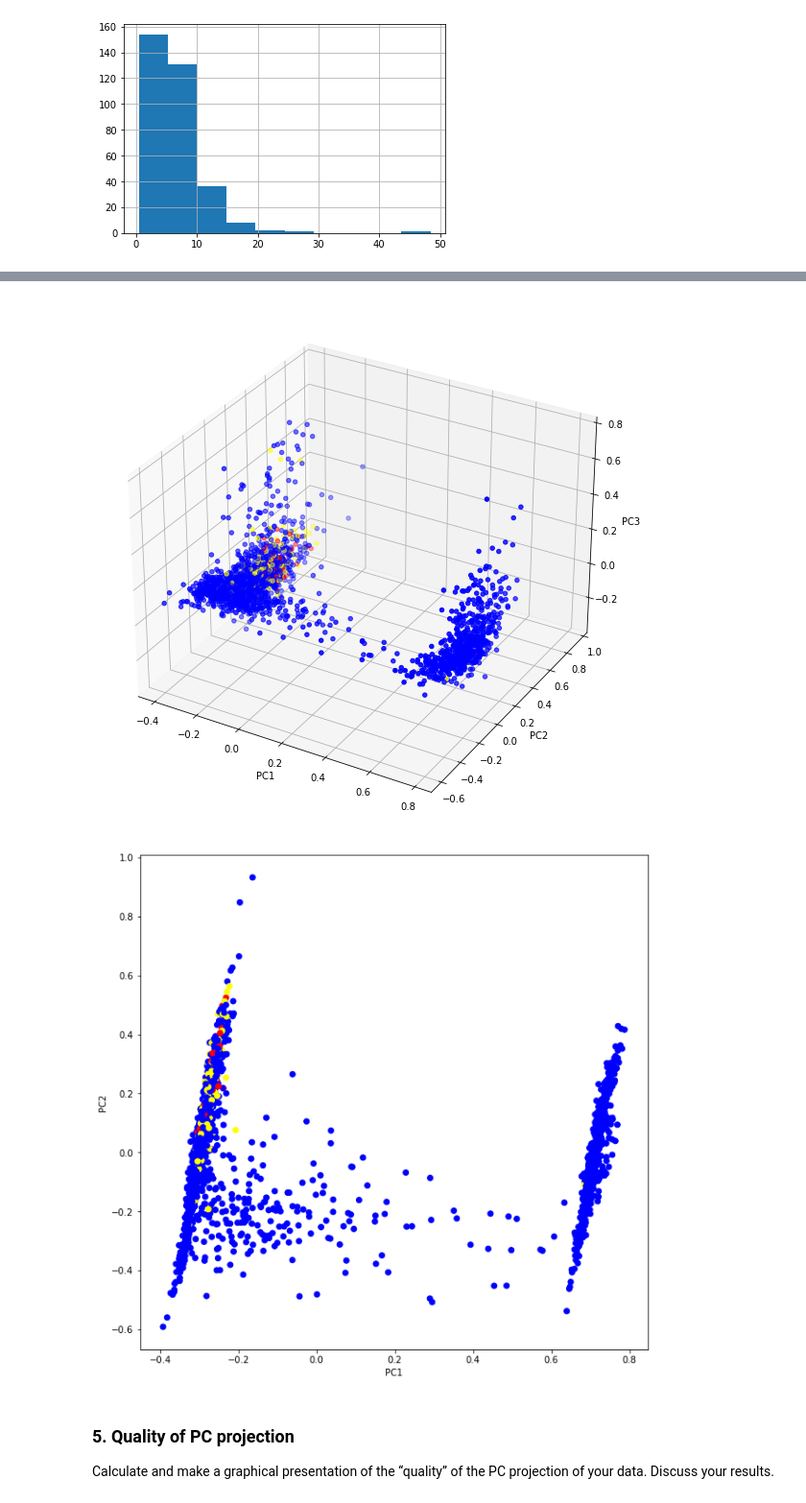
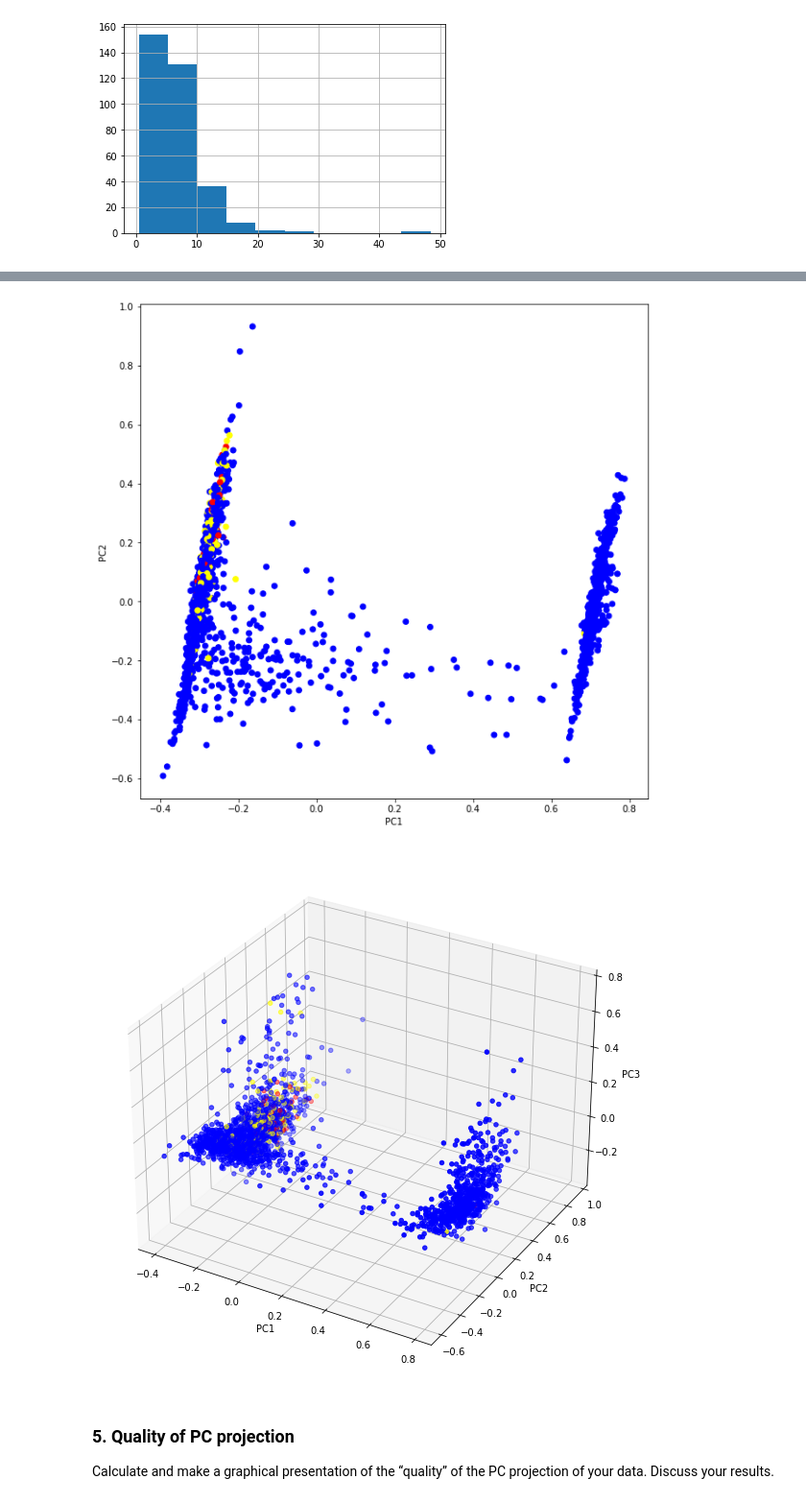
Before and after one commit to StephanEnseleit/Data-Analytics-and-Mining-Project, a Jupyter notebook: analyses/pca_communitites.ipynb, the cells around one changed output, grey strips where cells are left out. Shown at 96% size. Drawn from its saved outputs; the diff is of its cells as text; code cells hidden in the pictures.

```diff
--- a/analyses/pca_communitites.ipynb
+++ b/analyses/pca_communitites.ipynb
@@ -38,0 +155,9 @@ Name: ViolentCrimesPerPop, Length: 2215, dtype: float64
+# %%
+fig = make_subplots(rows=4, cols=3, start_cell="top-left")
+
+for index, feature in zip(range(0, 11), df):
+    fig.add_trace(go.Histogram(x = df[feature],  name=feature), row = (index % 4) + 1, col= (index % 3) + 1)
+    xaxis_id = 'xaxis' if index == 0 else f'xaxis{index}'
+    #fig['layout'][xaxis_id]['title']= feature, needs work to bring in labels
+
+fig.show()
@@ -328,67 +354,22 @@ categorized_crime_rate.head(20)
 19    middle
 Name: ViolentCrimesPerPop, dtype: category
 Categories (3, object): ['low' < 'middle' < 'high']
+# %%
+color_dict = {
+    'low': 'blue',
+    'middle': 'yellow',
+    'high': 'red'
+}
+
+categorical_crime_colors = [color_dict[i] for i in categorized_crime_rate]
 # %%
-# categorized_crime_rate = pd.cut(data.ViolentCrimesPerPop, bins=[0,10,20,100],labels=['low', 'middle', 'high'])
-
-# Set the n_components=3
-principal=PCA(n_components=3)
-principal.fit(df_range_norm)
-x=principal.transform(df_range_norm)
-principalDf = pd.DataFrame(data = x, columns = ['pc1', 'pc2', "pc3"])
-
-# import relevant libraries for 3d graph
-from mpl_toolkits.mplot3d import Axes3D
-fig = plt.figure(figsize=(10,10))
-
-# choose projection 3d for creating a 3d graph
-axis = fig.add_subplot(111, projection='3d')
-
-color_dict = {
-    'low': 'blue',
-    'middle': 'yellow',
-    'high': 'red'
-}
-colors= [color_dict[i] for i in categorized_crime_rate]
-
-# x[:,0]is pc1,x[:,1] is pc2 while x[:,2] is pc3
-axis.scatter(x[:, 0], x[:, 1], x[:, 2], c=colors, cmap='hot')
-axis.set_xlabel("PC1", fontsize=10)
-axis.set_ylabel("PC2", fontsize=10)
-axis.set_zlabel("PC3", fontsize=10)
-plt.show()
+create_pca_plot_2D(df_range_norm, categorical_crime_colors)
 # %% [output]
-[figure, old version]
+[figure, new version]
 # %%
-# categorized_crime_rate = pd.cut(data.ViolentCrimesPerPop, bins=[0,10,20,100],labels=['low', 'middle', 'high'])
-
-# Set the n_components=3
-principal=PCA(n_components=2)
-principal.fit(df_range_norm)
-x=principal.transform(df_range_norm)
-principalDf = pd.DataFrame(data = x, columns = ['pc1', 'pc2'])
-
-# import relevant libraries for 3d graph
-from mpl_toolkits.mplot3d import Axes3D
-fig = plt.figure(figsize=(10,10))
-
-# choose projection 3d for creating a 3d graph
-axis = fig.add_subplot(111)
-
-color_dict = {
-    'low': 'blue',
-    'middle': 'yellow',
-    'high': 'red'
-}
-colors= [color_dict[i] for i in categorized_crime_rate]
-
-# x[:,0]is pc1,x[:,1] is pc2 while x[:,2] is pc3
-axis.scatter(x[:, 0], x[:, 1], c=colors, cmap='hot')
-axis.set_xlabel("PC1", fontsize=10)
-axis.set_ylabel("PC2", fontsize=10)
-plt.show()
+create_pca_plot_3D(df_range_norm, categorical_crime_colors)
 # %% [output]
-[figure, old version]
+[figure, new version]
 # %% [markdown]
 ### 5. Quality of PC projection
 
```
Also changed, not shown: parts of 31 cells of this notebook.
